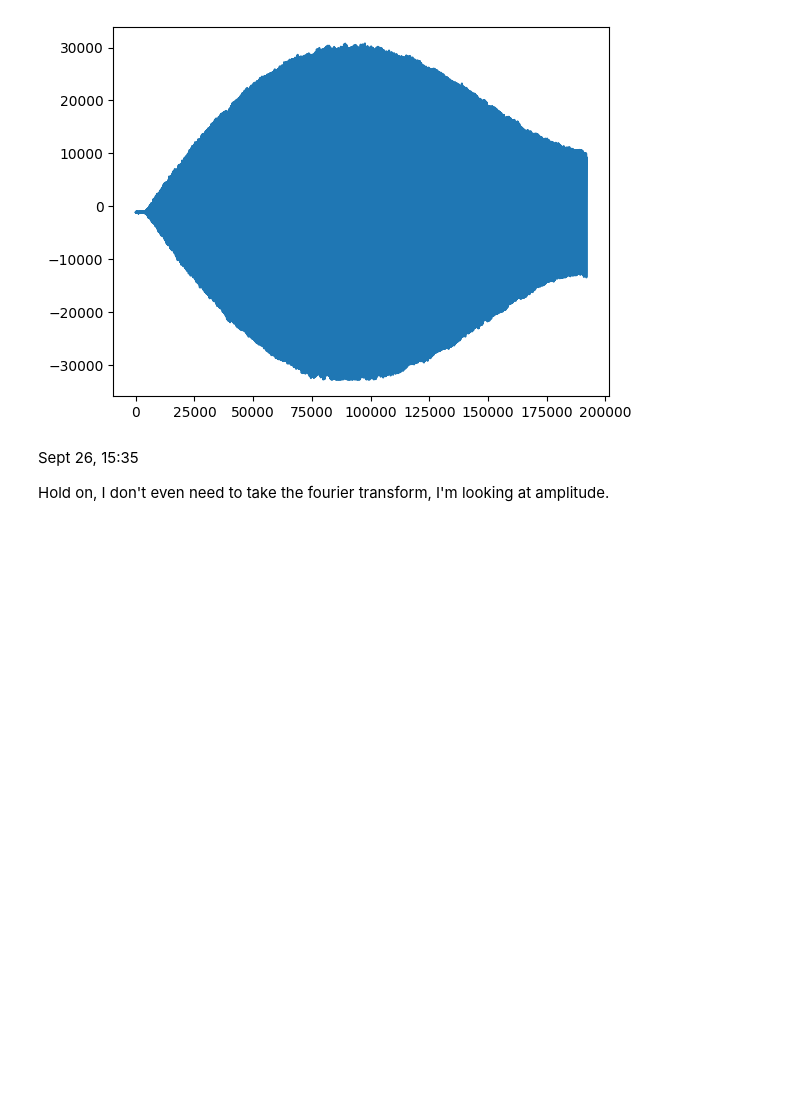
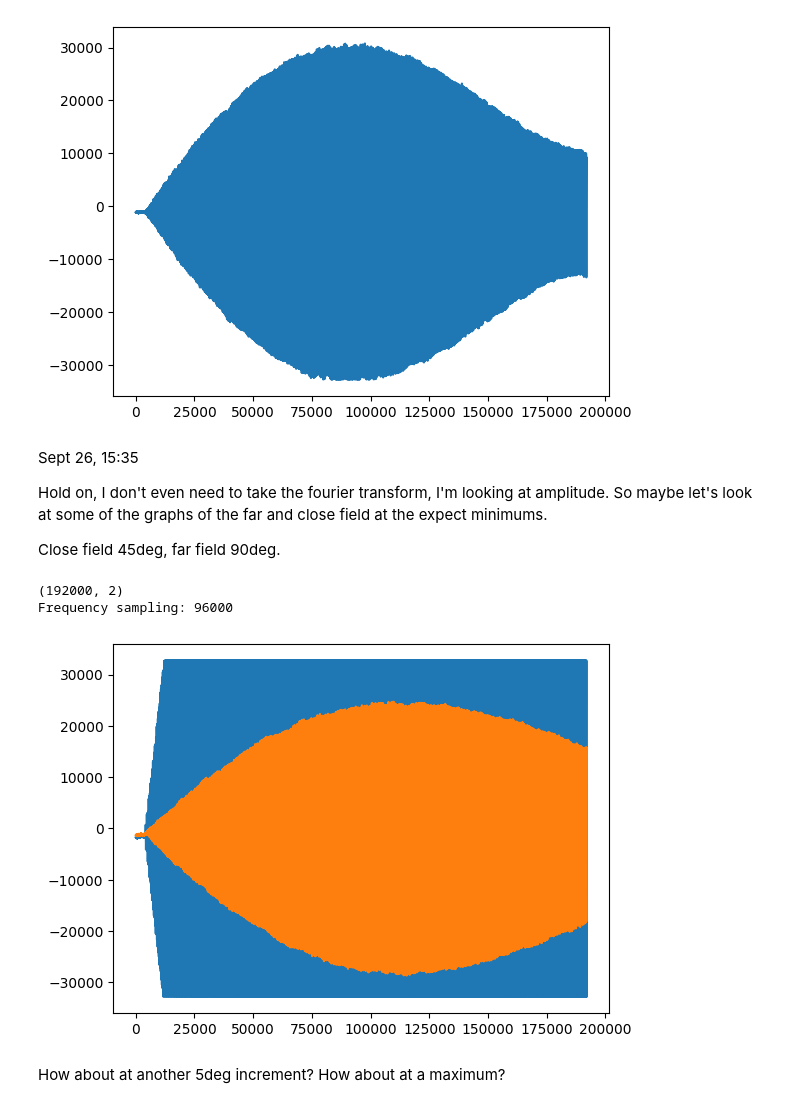
Before and after one commit to julianLapenna12/acoustic_radiation_modelling, a Jupyter notebook: notebooks/Ex1.acoustics.notebook.ipynb, the cells around one changed output. Drawn from its saved outputs; the diff is of its cells as text; code cells hidden in the pictures; blank space fills up the shorter version.

```diff
--- a/notebooks/Ex1.acoustics.notebook.ipynb
+++ b/notebooks/Ex1.acoustics.notebook.ipynb
@@ -158,4 +178,15 @@ xf = fftfreq(N, T)[:N//2]
 # %% [markdown]
 Sept 26, 15:35
 
-Hold on, I don't even need to take the fourier transform, I'm looking at amplitude.
+Hold on, I don't even need to take the fourier transform, I'm looking at amplitude. So maybe let's look at some of the graphs of the far and close field at the expect minimums.
+
+Close field 45deg, far field 90deg.
+# %%
+filename = '../data/deg45-f365-a05-t02-c.wav'
+show_audio_file(filename)
+# %% [output]
+(192000, 2)
+Frequency sampling: 96000
+[figure, added]
+# %% [markdown]
+How about at another 5deg increment? How about at a maximum?
```
Also changed, not shown: parts of 5 cells of this notebook.
